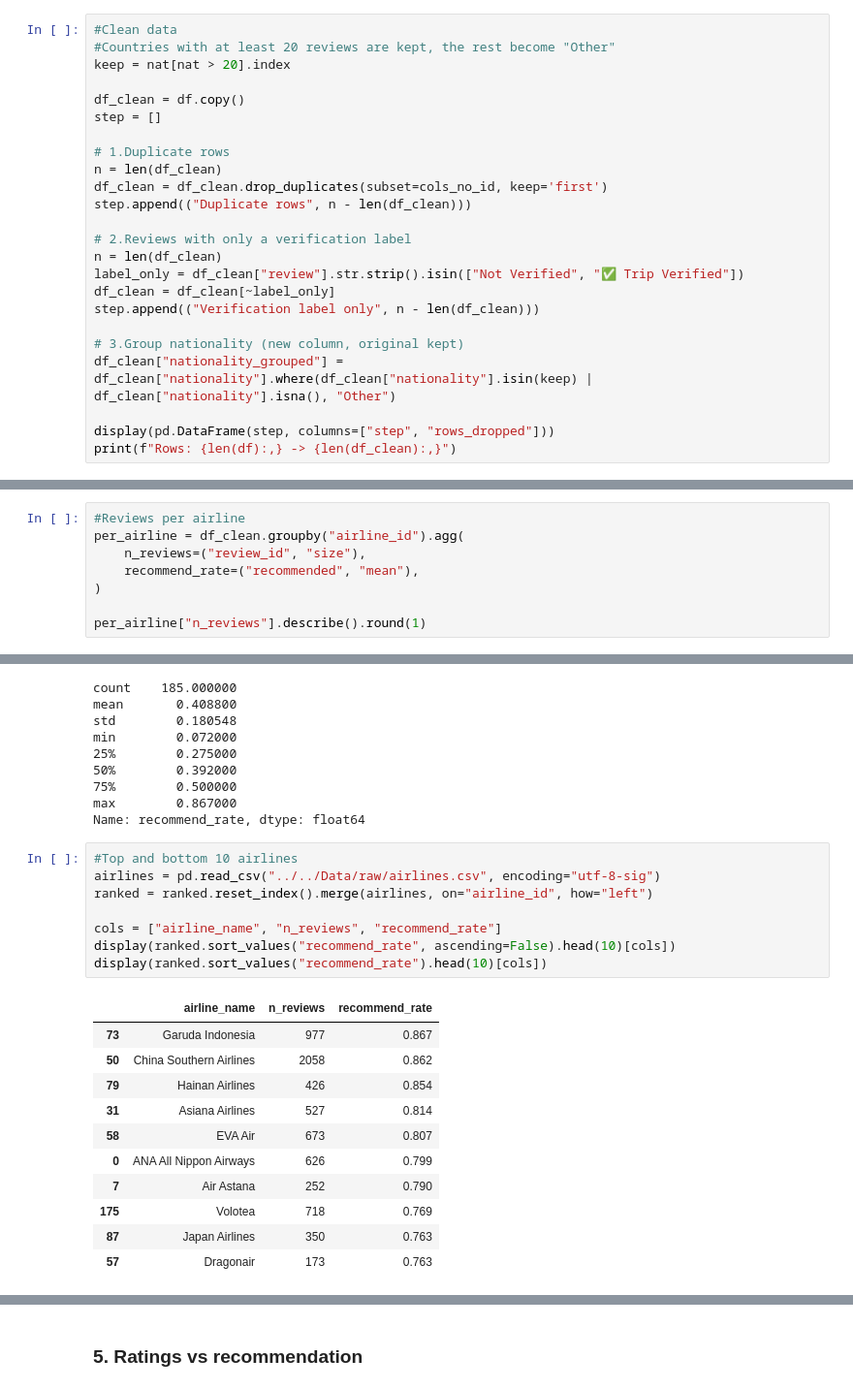
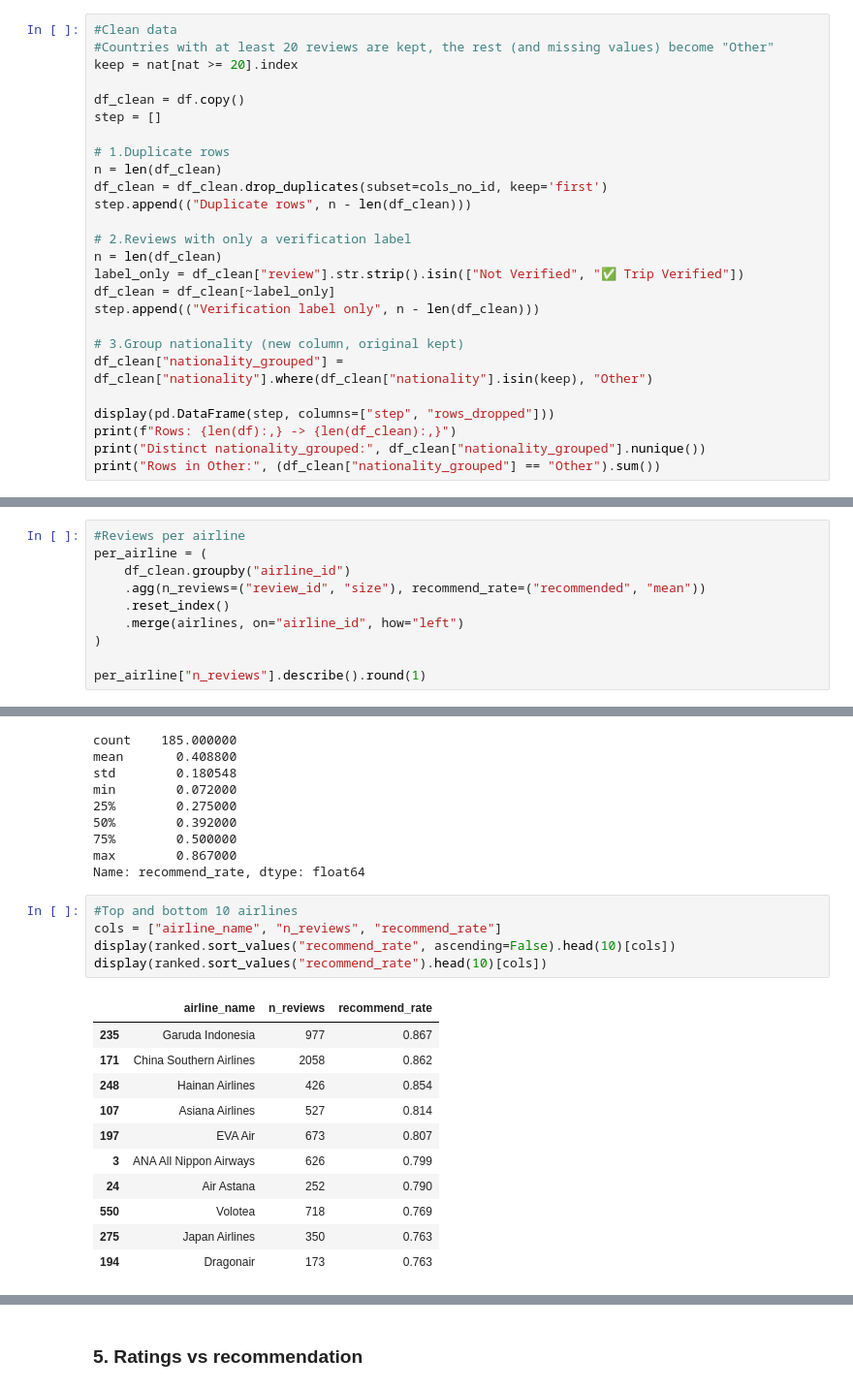
Before and after one commit to Dangcodervn/Aviation-Customer-Experience-Intelligence, a Jupyter notebook: Python/notebooks/airline_reviews_eda.ipynb, the cells around one changed output, grey strips where cells are left out. Shown at 97% size. Drawn from its saved outputs; the diff is of its cells as text.

```diff
--- a/Python/notebooks/airline_reviews_eda.ipynb
+++ b/Python/notebooks/airline_reviews_eda.ipynb
@@ -248,7 +275,7 @@ Name: nationality, dtype: str
 # %%
 #Clean data
-#Countries with at least 20 reviews are kept, the rest become "Other"
-keep = nat[nat > 20].index
+#Countries with at least 20 reviews are kept, the rest (and missing values) become "Other"
+keep = nat[nat >= 20].index
 
 df_clean = df.copy()
 step = []
@@ -265,10 +292,12 @@ df_clean = df_clean[~label_only]
 step.append(("Verification label only", n - len(df_clean)))
 
 # 3.Group nationality (new column, original kept)
-df_clean["nationality_grouped"] = df_clean["nationality"].where(df_clean["nationality"].isin(keep) | df_clean["nationality"].isna(), "Other")
+df_clean["nationality_grouped"] = df_clean["nationality"].where(df_clean["nationality"].isin(keep), "Other")
 
 display(pd.DataFrame(step, columns=["step", "rows_dropped"]))
 print(f"Rows: {len(df):,} -> {len(df_clean):,}")
+print("Distinct nationality_grouped:", df_clean["nationality_grouped"].nunique())
+print("Rows in Other:", (df_clean["nationality_grouped"] == "Other").sum())
 # %% [output]
 |  | step | rows_dropped |
 | 0 | Duplicate rows | 242 |
@@ -407,8 +445,10 @@ plt.show()
 # %%
 #Reviews per airline
-per_airline = df_clean.groupby("airline_id").agg(
-    n_reviews=("review_id", "size"),
-    recommend_rate=("recommended", "mean"),
+per_airline = (
+    df_clean.groupby("airline_id")
+    .agg(n_reviews=("review_id", "size"), recommend_rate=("recommended", "mean"))
+    .reset_index()
+    .merge(airlines, on="airline_id", how="left")
 )
 
 per_airline["n_reviews"].describe().round(1)
@@ -458,22 +498,19 @@ max        0.867000
 Name: recommend_rate, dtype: float64
 # %%
 #Top and bottom 10 airlines
-airlines = pd.read_csv("../../Data/raw/airlines.csv", encoding="utf-8-sig")
-ranked = ranked.reset_index().merge(airlines, on="airline_id", how="left")
-
 cols = ["airline_name", "n_reviews", "recommend_rate"]
 display(ranked.sort_values("recommend_rate", ascending=False).head(10)[cols])
 display(ranked.sort_values("recommend_rate").head(10)[cols])
 # %% [output]
 |  | airline_name | n_reviews | recommend_rate |
-| 73 | Garuda Indonesia | 977 | 0.867 |
-| 50 | China Southern Airlines | 2058 | 0.862 |
-| 79 | Hainan Airlines | 426 | 0.854 |
-| 31 | Asiana Airlines | 527 | 0.814 |
-| 58 | EVA Air | 673 | 0.807 |
-| 0 | ANA All Nippon Airways | 626 | 0.799 |
-| 7 | Air Astana | 252 | 0.790 |
-| 175 | Volotea | 718 | 0.769 |
-| 87 | Japan Airlines | 350 | 0.763 |
-| 57 | Dragonair | 173 | 0.763 |
+| 235 | Garuda Indonesia | 977 | 0.867 |
+| 171 | China Southern Airlines | 2058 | 0.862 |
+| 248 | Hainan Airlines | 426 | 0.854 |
+| 107 | Asiana Airlines | 527 | 0.814 |
+| 197 | EVA Air | 673 | 0.807 |
+| 3 | ANA All Nippon Airways | 626 | 0.799 |
+| 24 | Air Astana | 252 | 0.790 |
+| 550 | Volotea | 718 | 0.769 |
+| 275 | Japan Airlines | 350 | 0.763 |
+| 194 | Dragonair | 173 | 0.763 |
 |  | airline_name | n_reviews | recommend_rate |
```
Also changed, not shown: parts of 21 cells of this notebook, 1 other file.
